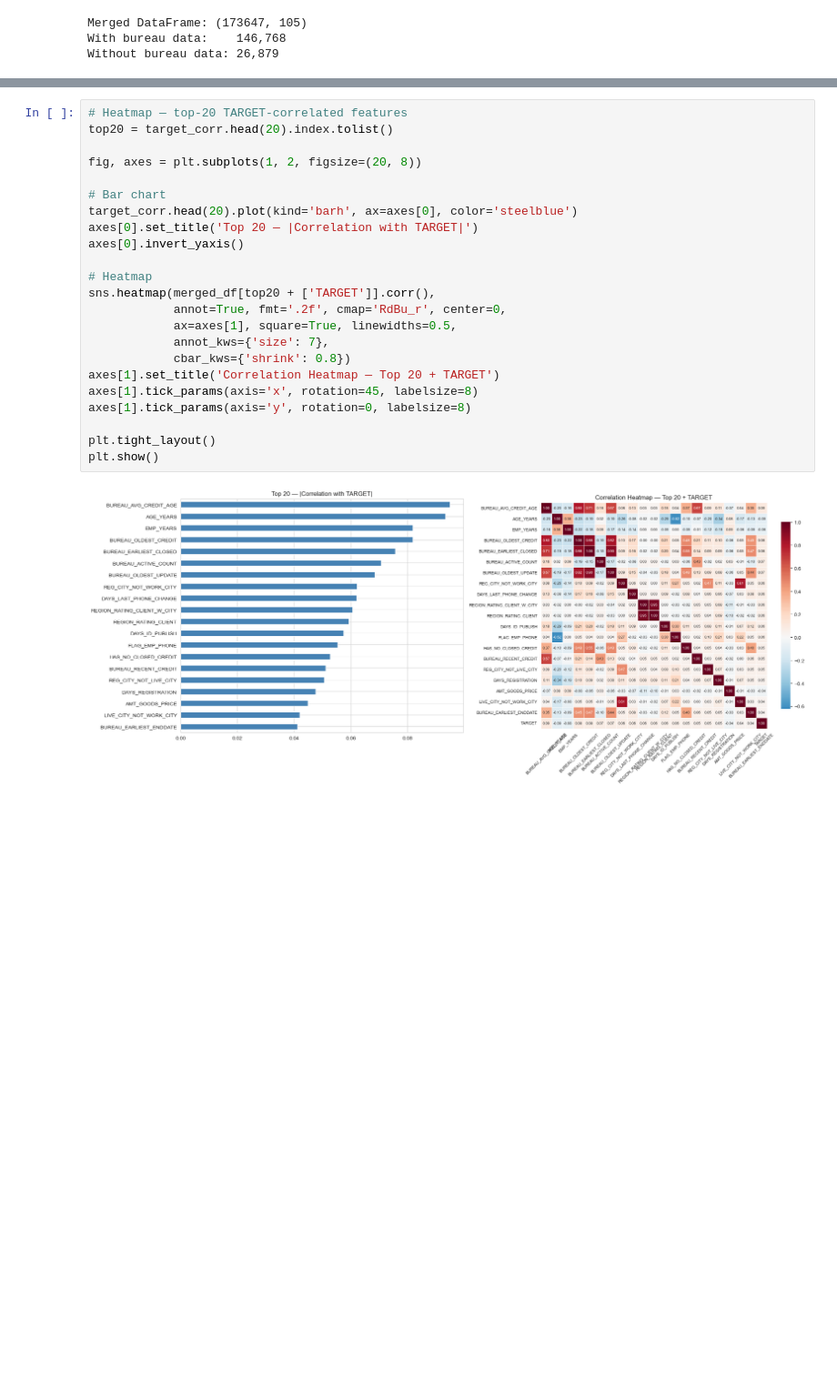
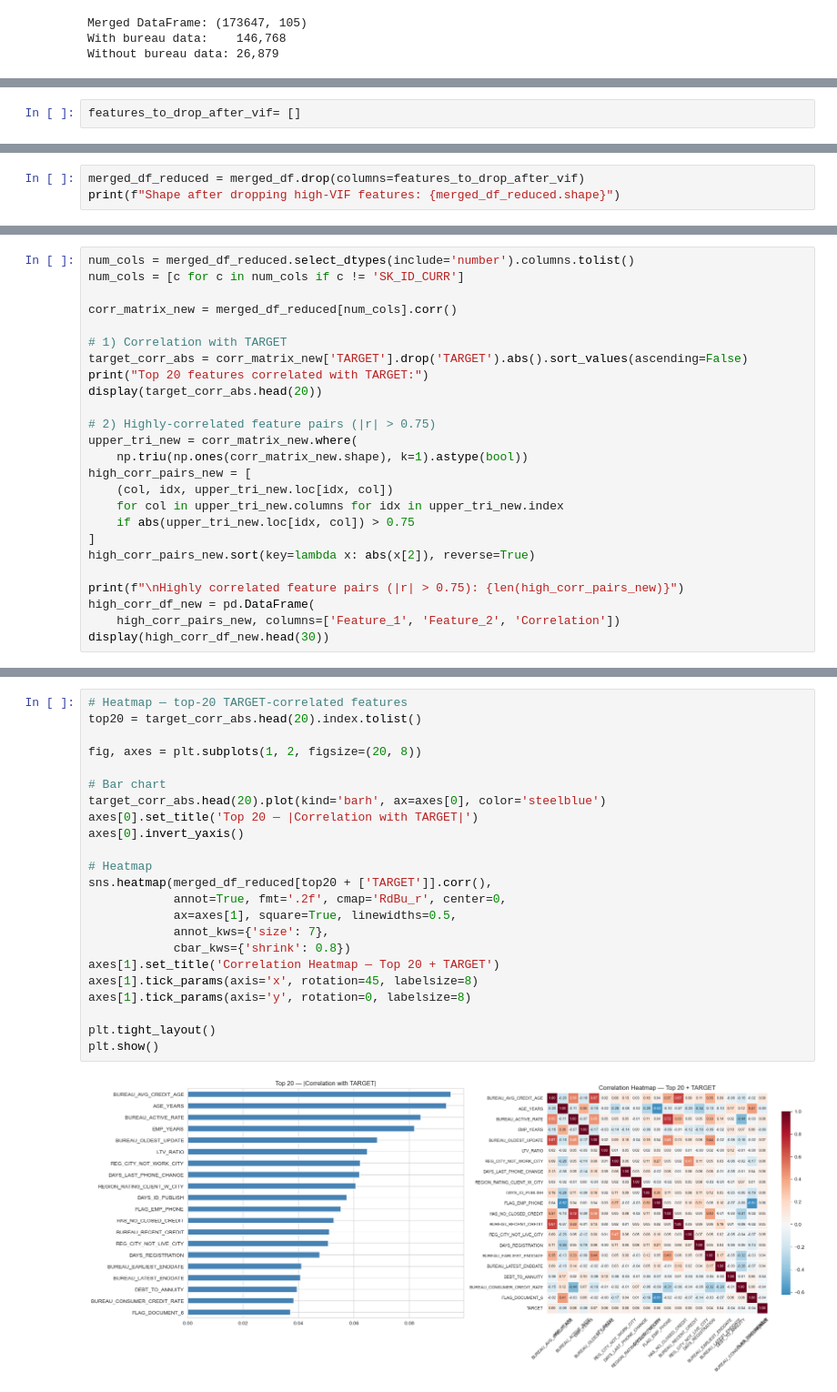
Before and after one commit to spectre-meltdown/IS453-Financial_Analytics-Scorecard_Project, a Jupyter notebook: Saurabh_Final.ipynb, the cells around one changed output, grey strips where cells are left out. Shown at 91% size. Drawn from its saved outputs; the diff is of its cells as text; blank space fills up the shorter version.

```diff
--- a/Saurabh_Final.ipynb
+++ b/Saurabh_Final.ipynb
@@ -934,0 +929,2 @@ Highly correlated feature pairs (|r| > 0.7): 39
+# %%
+features_to_drop_after_vif= []
@@ -934,0 +1054,3 @@ Highly correlated feature pairs (|r| > 0.7): 39
+# %%
+merged_df_reduced = merged_df.drop(columns=features_to_drop_after_vif)
+print(f"Shape after dropping high-VIF features: {merged_df_reduced.shape}")
@@ -934,0 +1113,25 @@ Highly correlated feature pairs (|r| > 0.7): 39
+# %%
+num_cols = merged_df_reduced.select_dtypes(include='number').columns.tolist()
+num_cols = [c for c in num_cols if c != 'SK_ID_CURR']
+
+corr_matrix_new = merged_df_reduced[num_cols].corr()
+
+# 1) Correlation with TARGET
+target_corr_abs = corr_matrix_new['TARGET'].drop('TARGET').abs().sort_values(ascending=False)
+print("Top 20 features correlated with TARGET:")
+display(target_corr_abs.head(20))
+
+# 2) Highly-correlated feature pairs (|r| > 0.75)
+upper_tri_new = corr_matrix_new.where(
+    np.triu(np.ones(corr_matrix_new.shape), k=1).astype(bool))
+high_corr_pairs_new = [
+    (col, idx, upper_tri_new.loc[idx, col])
+    for col in upper_tri_new.columns for idx in upper_tri_new.index
+    if abs(upper_tri_new.loc[idx, col]) > 0.75
+]
+high_corr_pairs_new.sort(key=lambda x: abs(x[2]), reverse=True)
+
+print(f"\nHighly correlated feature pairs (|r| > 0.75): {len(high_corr_pairs_new)}")
+high_corr_df_new = pd.DataFrame(
+    high_corr_pairs_new, columns=['Feature_1', 'Feature_2', 'Correlation'])
+display(high_corr_df_new.head(30))
@@ -935,25 +1159,25 @@ Highly correlated feature pairs (|r| > 0.7): 39
 # %%
 # Heatmap — top-20 TARGET-correlated features
-top20 = target_corr.head(20).index.tolist()
+top20 = target_corr_abs.head(20).index.tolist()
 
 fig, axes = plt.subplots(1, 2, figsize=(20, 8))
 
 # Bar chart
-target_corr.head(20).plot(kind='barh', ax=axes[0], color='steelblue')
+target_corr_abs.head(20).plot(kind='barh', ax=axes[0], color='steelblue')
 axes[0].set_title('Top 20 — |Correlation with TARGET|')
 axes[0].invert_yaxis()
 
 # Heatmap
-sns.heatmap(merged_df[top20 + ['TARGET']].corr(),
+sns.heatmap(merged_df_reduced[top20 + ['TARGET']].corr(),
             annot=True, fmt='.2f', cmap='RdBu_r', center=0,
             ax=axes[1], square=True, linewidths=0.5,
             annot_kws={'size': 7},
             cbar_kws={'shrink': 0.8})
 axes[1].set_title('Correlation Heatmap — Top 20 + TARGET')
 axes[1].tick_params(axis='x', rotation=45, labelsize=8)
 axes[1].tick_params(axis='y', rotation=0, labelsize=8)
 
 plt.tight_layout()
 plt.show()
 # %% [output]
-[figure, old version]
+[figure, new version]
```
Also changed, not shown: parts of 25 cells of this notebook, 1 other file.
